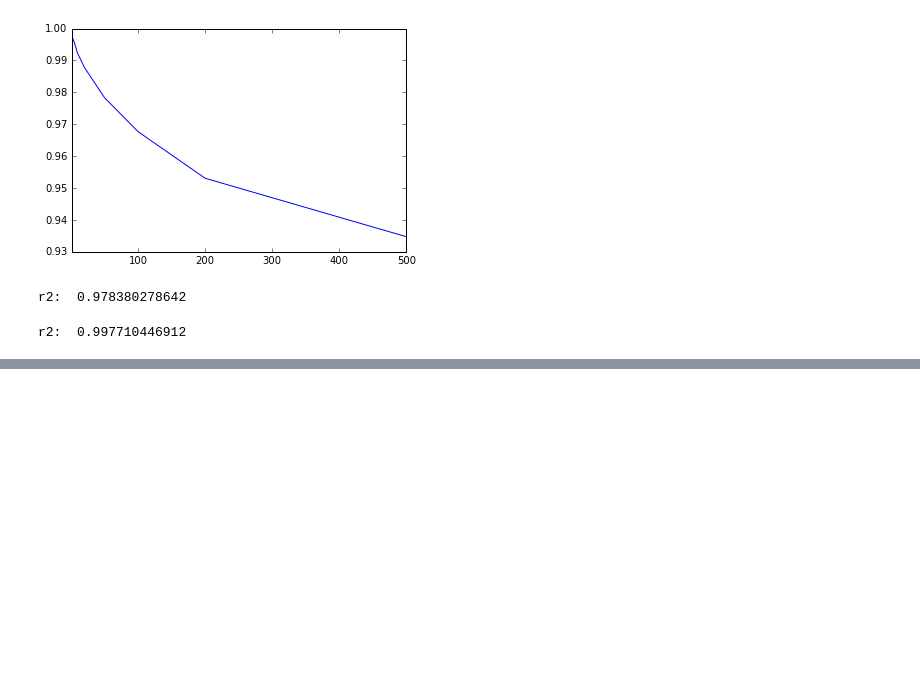
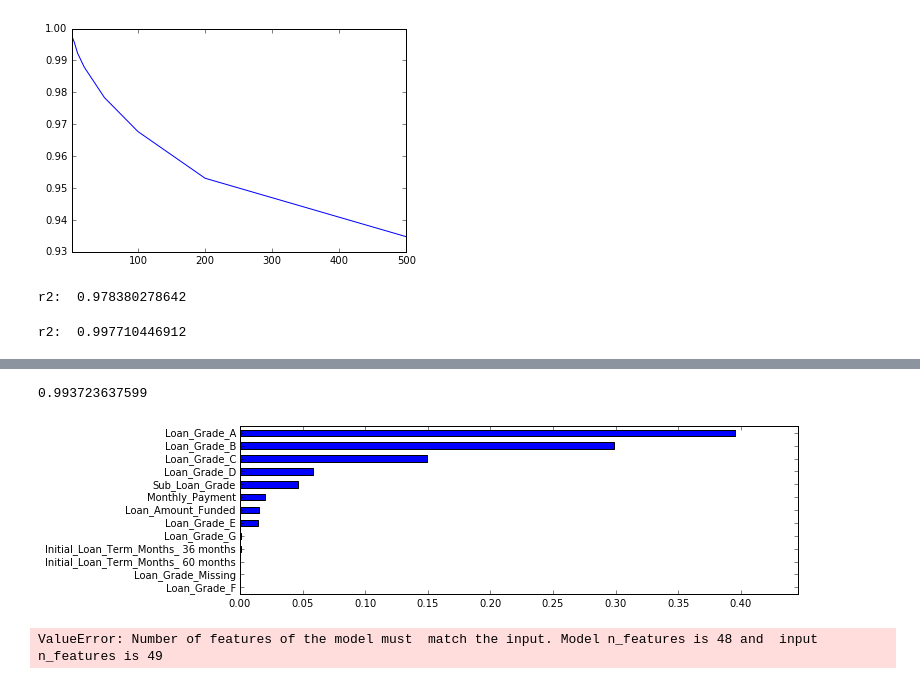
Before and after one commit to gnitnuj/NTL, a Jupyter notebook: NTL.ipynb, the cells around one changed output, grey strips where cells are left out. Drawn from its saved outputs; the diff is of its cells as text; code cells hidden in the pictures; blank space fills up the shorter version.

Commit message:
added sub_loan_grade category

```diff
--- a/NTL.ipynb
+++ b/NTL.ipynb
@@ -1276,0 +1282,3 @@ np.savetxt("output9.csv", np.dstack((np.arange(0, output.size),output))[0],"%d,%
+# %%
+train5['Sub_Loan_Grade'] = TRAIN['Sub_Loan_Grade'].copy()
+test5['Sub_Loan_Grade'] = TEST['Sub_Loan_Grade'].copy()
@@ -1276,0 +1300,21 @@ np.savetxt("output9.csv", np.dstack((np.arange(0, output.size),output))[0],"%d,%
+# %%
+# going to assume 0 is missing.
+train5['Sub_Loan_Grade'] = train5['Sub_Loan_Grade'].str.replace('0', 'Missing')
+test5['Sub_Loan_Grade'] = test5['Sub_Loan_Grade'].str.replace('0', 'Missing')
+# replace nulls with missing string as well
+train5['Sub_Loan_Grade'].fillna("Sub_Loan_Grade", inplace=True)
+test5['Sub_Loan_Grade'].fillna("Sub_Loan_Grade", inplace=True)
+# %%
+# encode train
+categorical_variables = ["Sub_Loan_Grade"]
+
+for variable in categorical_variables:
+    dummies = pd.get_dummies(train5[variable], prefix=variable)
+    train5 = pd.concat([train5, dummies], axis=1)
+    train5.drop([variable], axis=1, inplace=True)
+
+# encode test
+for variable in categorical_variables:
+    dummies = pd.get_dummies(test5[variable], prefix=variable)
+    test5 = pd.concat([test5, dummies], axis=1)
+    test5.drop([variable], axis=1, inplace=True)
@@ -1276,0 +1330,24 @@ np.savetxt("output9.csv", np.dstack((np.arange(0, output.size),output))[0],"%d,%
+# %%
+X_train, X_test, y_train, y_test = train_test_split(train5, y, test_size=0.2, random_state=42)
+model = RandomForestRegressor()
+# model = RandomForestRegressor(n_estimators=1000,
+#                               oob_score=True,
+#                               n_jobs=-1,
+#                               random_state=42,
+#                               max_features="auto",
+#                               min_samples_leaf=1)
+model.fit(X_train, y_train)
+
+print r2_score(y_test, model.predict(X_test))
+# %% [output]
+0.993723637599
+# %%
+graph_feature_importances(model, train5.columns, summarized_columns=categorical_variables)
+# %% [output]
+[figure, added]
+# %%
+output10 = model.predict(test5)
+output10 = output10/100
+np.savetxt("output10.csv", np.dstack((np.arange(0, output10.size),output10))[0],"%d,%.10f",header="Id,Rate")
+# %% [output]
+ValueError: Number of features of the model must  match the input. Model n_features is 48 and  input n_features is 49
```
Also changed, not shown: parts of 11 cells of this notebook, 1 other file.
